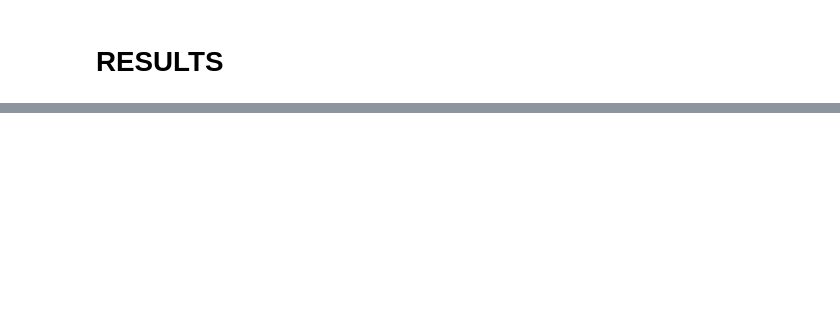
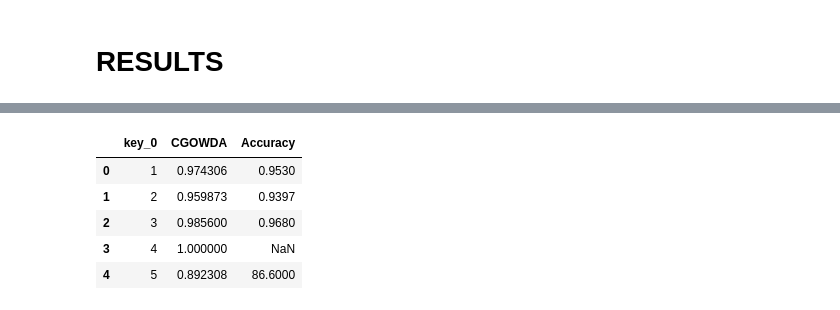
Before and after one commit to WaliBandawu/Chaotic-Greywolf-Dragonfly-Algorithm-for-feature-selection-on-Stroke-datasets, a Jupyter notebook: Final_Work_CDWA.ipynb, the cells around one changed output, grey strips where cells are left out. Drawn from its saved outputs; the diff is of its cells as text; code cells hidden in the pictures; blank space fills up the shorter version.

```diff
--- a/Final_Work_CDWA.ipynb
+++ b/Final_Work_CDWA.ipynb
@@ -5052,0 +5025,15 @@ plt.show()
+# %%
+import pandas as pd
+
+data = {
+    'Column1': [1, 2, 3, 4, 5],
+    'Column2': [0.953, 0.9397, 0.968, None, 86.6]
+}
+
+df = pd.DataFrame(data)
+
+# If you want to rename the columns to match the original data, you can do this:
+df.rename(columns={'Column1': 'Dataset', 'Column2': 'Accuracy'}, inplace=True)
+df.set_index('Dataset',inplace=True)
+# Display the DataFrame
+print(df)
@@ -5052,0 +5050,9 @@ plt.show()
+# %%
+davrsothers
+# %% [output]
+|  | key_0 | CGOWDA | Accuracy |
+| 0 | 1 | 0.974306 | 0.9530 |
+| 1 | 2 | 0.959873 | 0.9397 |
+| 2 | 3 | 0.985600 | 0.9680 |
+| 3 | 4 | 1.000000 | NaN |
+| 4 | 5 | 0.892308 | 86.6000 |
```
Also changed, not shown: parts of 22 cells of this notebook.
